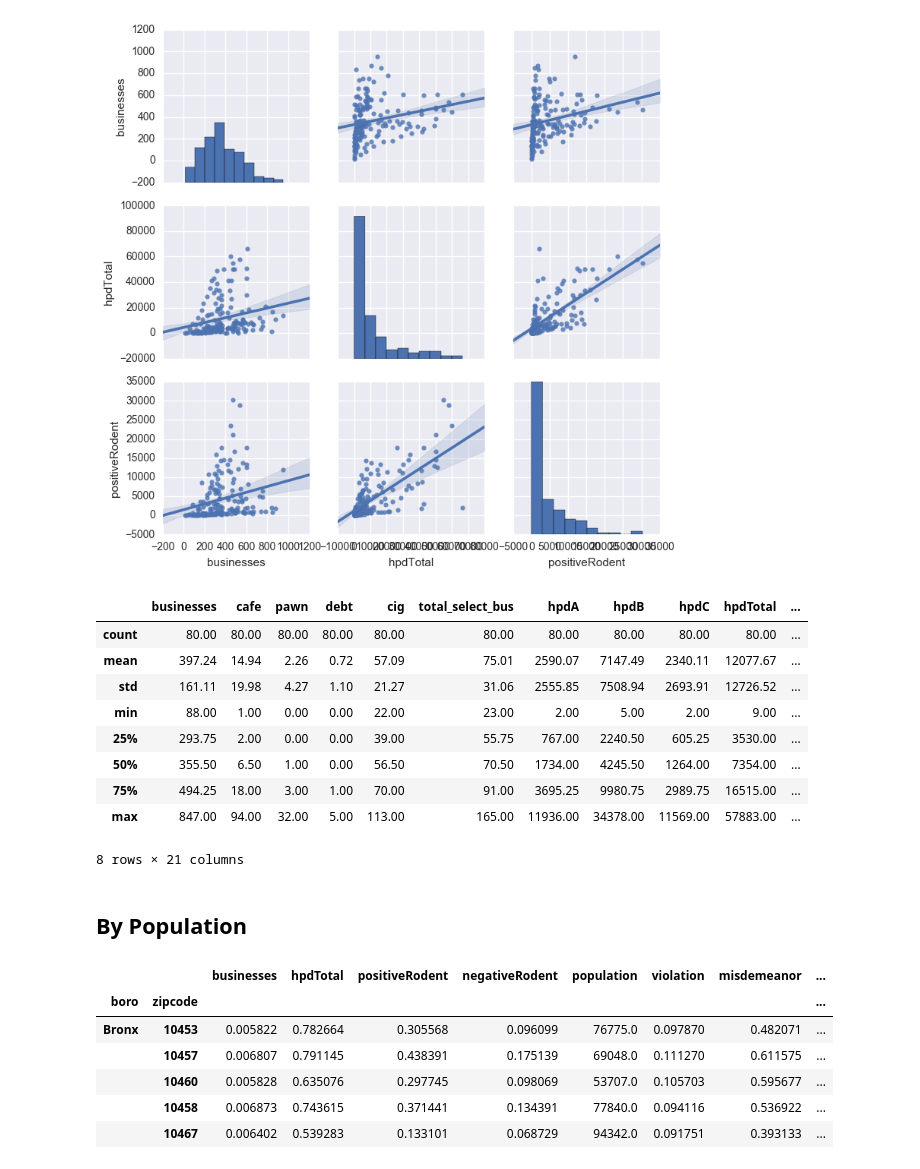
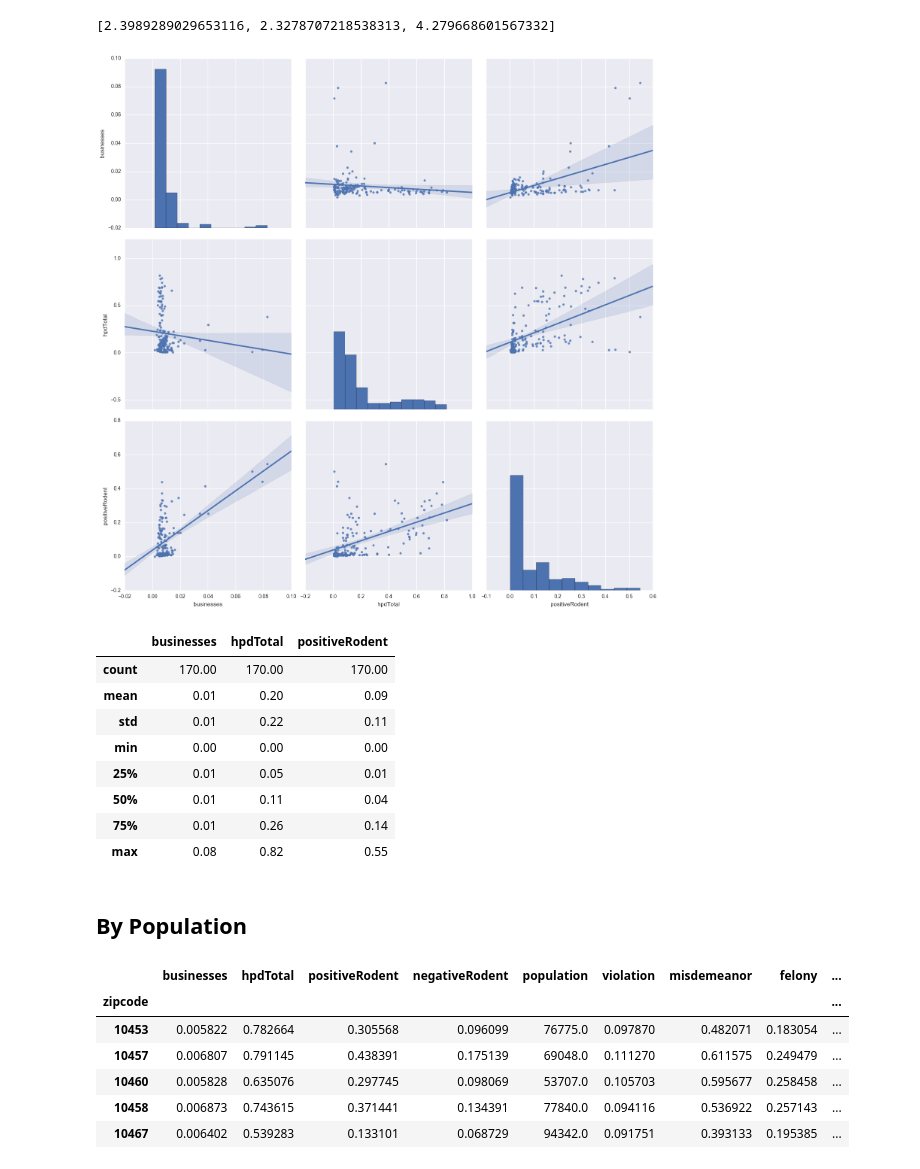
Before and after one commit to HoodPanther/crimeproject, a Jupyter notebook: ProjectAnalysis.ipynb, the cells around one changed output. Drawn from its saved outputs; the diff is of its cells as text; code cells hidden in the pictures.

```diff
--- a/ProjectAnalysis.ipynb
+++ b/ProjectAnalysis.ipynb
@@ -7,3 +10,2 @@ import matplotlib.pyplot as plt
 # %%
-df = pd.read_csv('crime_regression_data.csv', index_col=['boro', 'zipcode'])
-df.head()
+df = pd.read_csv('crime_regression_data.csv', index_col=['zipcode'])
@@ -19,9 +12,14 @@ df.head()
 # %%
 # Scale the dataset and compute the correlation matrix
 
-selected_col = ['cafe', 'pawn', 'debt', 'cig', 'total_select_bus', 'total', 'violation', 'misdemeanor', 'felony']
-df1 = df.drop(selected_col, axis=1).dropna()
+selected_cols = ['businesses', 'hpdA', 'hpdB', 'hpdC','hpdTotal', 'positiveRodent', 'negativeRodent', 'population']
+df1 = df[selected_cols].dropna()
+
+for col in selected_cols:
+    df1[col] = df1[col] / df1['population']
+
+del df1['population']
 df1_scaled = preprocessing.scale(df1)
 df1_new = pd.DataFrame(data=df1_scaled, columns = df1.columns)
-cor_matrix = df1_new.corr()
-cor_matrix
+corr = df1_new.corr()
+corr.to_csv('corr.csv')
@@ -53,0 +32,3 @@ df_scatterplot.head()
+# %%
+df_cleaned = df1[['businesses', 'hpdTotal', 'positiveRodent']]
+df_cleaned.head()
@@ -54,32 +43,37 @@ df_scatterplot.head()
+# %%
+# Calculate VIF (a measure for collinearity)
+temp = df_cleaned.as_matrix()
+vif = [variance_inflation_factor(temp, i) for i in range(temp.shape[1])]
+print(vif)
+# %% [output]
+[2.3989289029653116, 2.3278707218538313, 4.279668601567332]
 # %%
-sns.set()
-sns.pairplot(df_scatterplot, kind='reg', diag_kind='hist')
+sns.pairplot(df_cleaned, size=5, kind='reg', diag_kind='hist')
 plt.show()
 # %% [output]
-[figure, old version]
+[figure, new version]
 # %%
 # Get summary statistics
 
-basic_summary = df.dropna().describe()
+basic_summary = df_cleaned.dropna().describe()
 basic_summary = basic_summary.applymap('{:.2f}'.format)
 basic_summary
 # %% [output]
-|  | businesses | cafe | pawn | debt | cig | total_select_bus | hpdA | hpdB | hpdC | hpdTotal | ... |
-| count | 80.00 | 80.00 | 80.00 | 80.00 | 80.00 | 80.00 | 80.00 | 80.00 | 80.00 | 80.00 | ... |
-| mean | 397.24 | 14.94 | 2.26 | 0.72 | 57.09 | 75.01 | 2590.07 | 7147.49 | 2340.11 | 12077.67 | ... |
-| std | 161.11 | 19.98 | 4.27 | 1.10 | 21.27 | 31.06 | 2555.85 | 7508.94 | 2693.91 | 12726.52 | ... |
-| min | 88.00 | 1.00 | 0.00 | 0.00 | 22.00 | 23.00 | 2.00 | 5.00 | 2.00 | 9.00 | ... |
-| 25% | 293.75 | 2.00 | 0.00 | 0.00 | 39.00 | 55.75 | 767.00 | 2240.50 | 605.25 | 3530.00 | ... |
-| 50% | 355.50 | 6.50 | 1.00 | 0.00 | 56.50 | 70.50 | 1734.00 | 4245.50 | 1264.00 | 7354.00 | ... |
-| 75% | 494.25 | 18.00 | 3.00 | 1.00 | 70.00 | 91.00 | 3695.25 | 9980.75 | 2989.75 | 16515.00 | ... |
-| max | 847.00 | 94.00 | 32.00 | 5.00 | 113.00 | 165.00 | 11936.00 | 34378.00 | 11569.00 | 57883.00 | ... |
+|  | businesses | hpdTotal | positiveRodent |
+| count | 170.00 | 170.00 | 170.00 |
+| mean | 0.01 | 0.20 | 0.09 |
+| std | 0.01 | 0.22 | 0.11 |
+| min | 0.00 | 0.00 | 0.00 |
+| 25% | 0.01 | 0.05 | 0.01 |
+| 50% | 0.01 | 0.11 | 0.04 |
+| 75% | 0.01 | 0.26 | 0.14 |
+| max | 0.08 | 0.82 | 0.55 |
-8 rows × 21 columns
 # %% [markdown]
 ## By Population
 # %%
 selected_cols = ['businesses', 'hpdTotal', 'positiveRodent', 'negativeRodent',\
                 'population', 'violation', 'misdemeanor', 'felony', 'total', 'theft',\
-                'assault', 'harassment', 'pop_per_sq_mile']
+                'assault', 'harassment', 'boro']
 df3 = df[selected_cols].dropna()
 cols = ['businesses', 'hpdTotal', 'positiveRodent', 'negativeRodent', 'felony', 'misdemeanor', 'violation',
        'total']
@@ -88,10 +82,10 @@ for col in cols:
     df3[col] = df3[col] / df3['population']
 df3.head()
 # %% [output]
-|  |  | businesses | hpdTotal | positiveRodent | negativeRodent | population | violation | misdemeanor | ... |
-| boro | zipcode |  |  |  |  |  |  |  | ... |
-| Bronx | 10453 | 0.005822 | 0.782664 | 0.305568 | 0.096099 | 76775.0 | 0.097870 | 0.482071 | ... |
-|  | 10457 | 0.006807 | 0.791145 | 0.438391 | 0.175139 | 69048.0 | 0.111270 | 0.611575 | ... |
-|  | 10460 | 0.005828 | 0.635076 | 0.297745 | 0.098069 | 53707.0 | 0.105703 | 0.595677 | ... |
-|  | 10458 | 0.006873 | 0.743615 | 0.371441 | 0.134391 | 77840.0 | 0.094116 | 0.536922 | ... |
-|  | 10467 | 0.006402 | 0.539283 | 0.133101 | 0.068729 | 94342.0 | 0.091751 | 0.393133 | ... |
+|  | businesses | hpdTotal | positiveRodent | negativeRodent | population | violation | misdemeanor | felony | ... |
+| zipcode |  |  |  |  |  |  |  |  | ... |
+| 10453 | 0.005822 | 0.782664 | 0.305568 | 0.096099 | 76775.0 | 0.097870 | 0.482071 | 0.183054 | ... |
+| 10457 | 0.006807 | 0.791145 | 0.438391 | 0.175139 | 69048.0 | 0.111270 | 0.611575 | 0.249479 | ... |
+| 10460 | 0.005828 | 0.635076 | 0.297745 | 0.098069 | 53707.0 | 0.105703 | 0.595677 | 0.258458 | ... |
+| 10458 | 0.006873 | 0.743615 | 0.371441 | 0.134391 | 77840.0 | 0.094116 | 0.536922 | 0.257143 | ... |
+| 10467 | 0.006402 | 0.539283 | 0.133101 | 0.068729 | 94342.0 | 0.091751 | 0.393133 | 0.195385 | ... |
```
Also changed, not shown: parts of 21 cells of this notebook.
